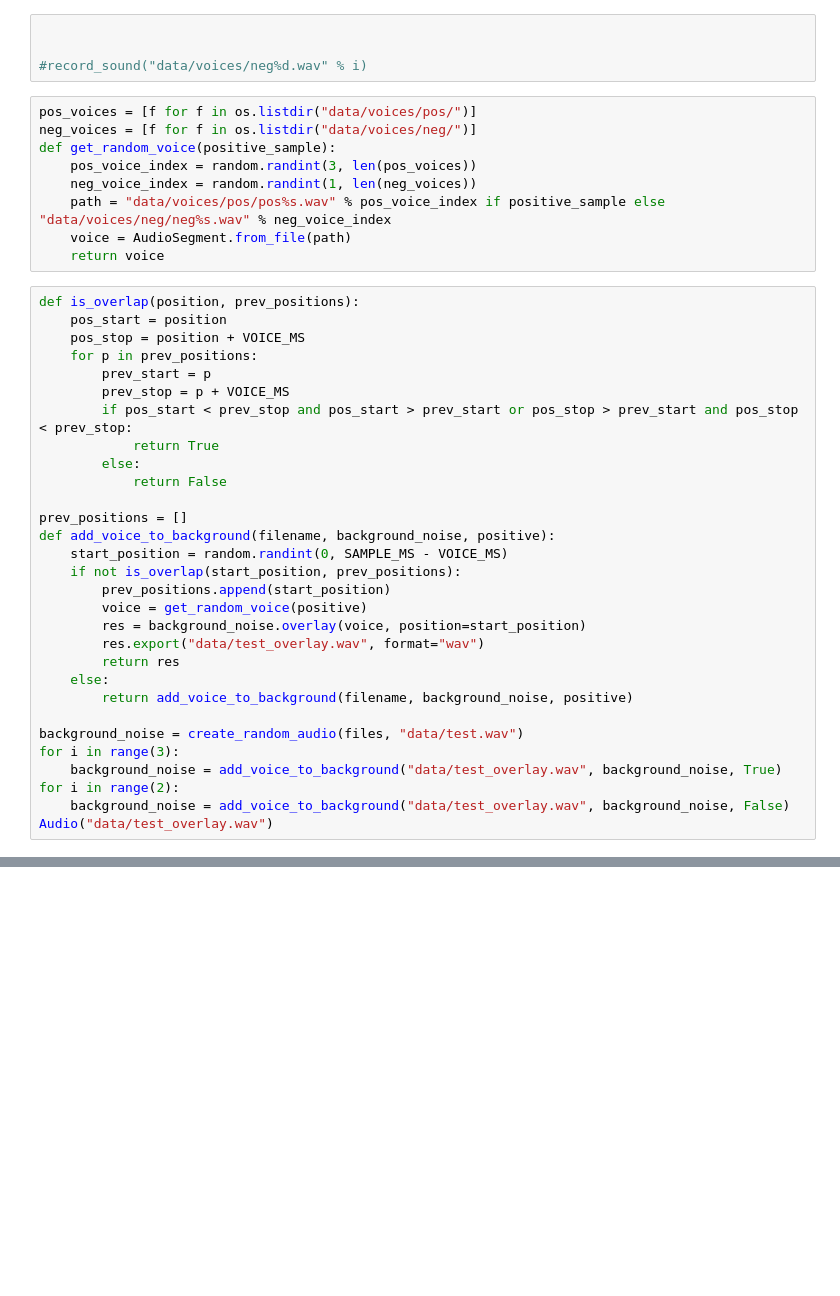
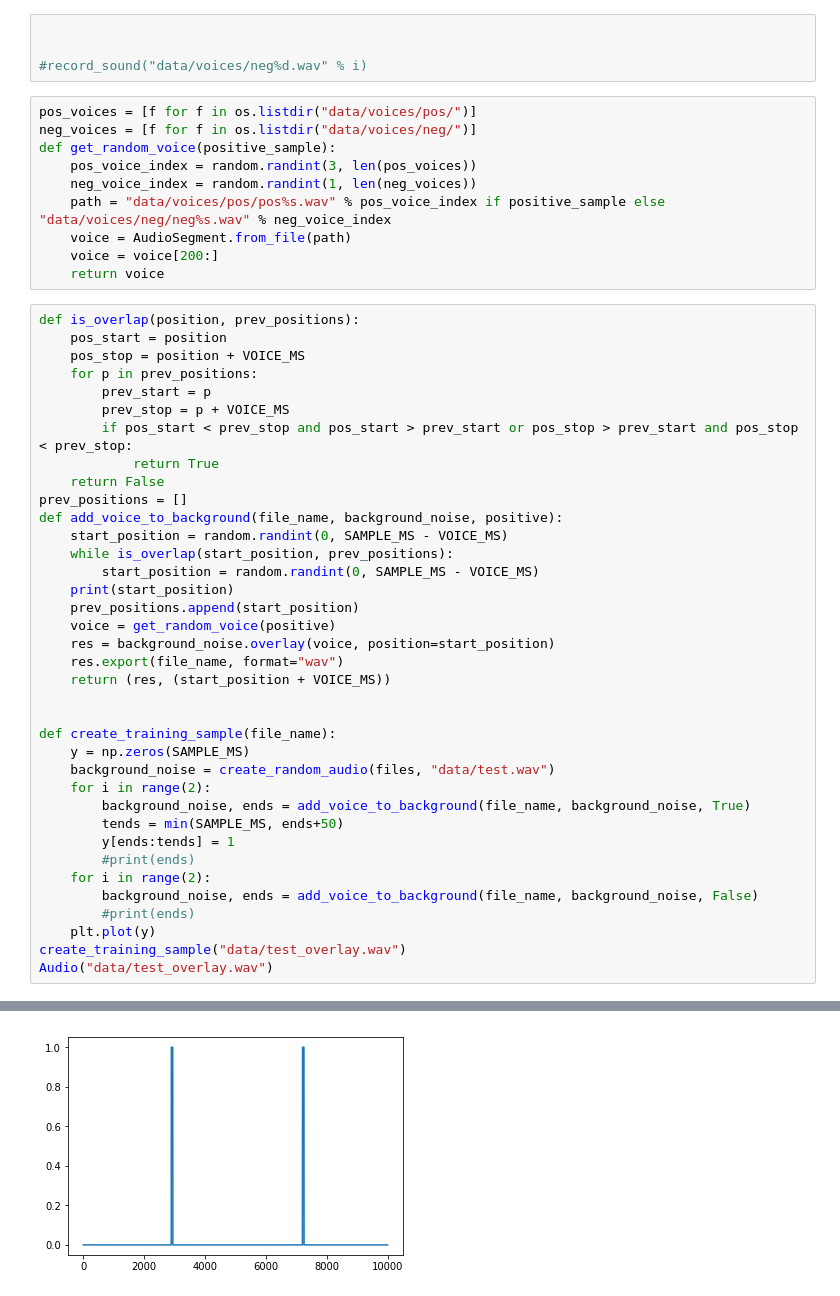
Before and after one commit to stigbosmans/triggerword_detection, a Jupyter notebook: triggerword.ipynb, the cells around one changed output, grey strips where cells are left out. Drawn from its saved outputs; the diff is of its cells as text; blank space fills up the shorter version.

Commit message:
Added changes to training sample generation

```diff
--- a/triggerword.ipynb
+++ b/triggerword.ipynb
@@ -89,6 +93,7 @@ def get_random_voice(positive_sample):
     neg_voice_index = random.randint(1, len(neg_voices))
     path = "data/voices/pos/pos%s.wav" % pos_voice_index if positive_sample else "data/voices/neg/neg%s.wav" % neg_voice_index
     voice = AudioSegment.from_file(path)
+    voice = voice[200:]
     return voice
 # %%
 def is_overlap(position, prev_positions):
@@ -99,25 +104,32 @@ def is_overlap(position, prev_positions):
         prev_stop = p + VOICE_MS
         if pos_start < prev_stop and pos_start > prev_start or pos_stop > prev_start and pos_stop < prev_stop:
             return True
-        else:
-            return False
+    return False
+prev_positions = []
+def add_voice_to_background(file_name, background_noise, positive):
+    start_position = random.randint(0, SAMPLE_MS - VOICE_MS)
+    while is_overlap(start_position, prev_positions):
+        start_position = random.randint(0, SAMPLE_MS - VOICE_MS)
+    print(start_position)
+    prev_positions.append(start_position)
+    voice = get_random_voice(positive)
+    res = background_noise.overlay(voice, position=start_position)
+    res.export(file_name, format="wav")
+    return (res, (start_position + VOICE_MS))
 
-prev_positions = []
-def add_voice_to_background(filename, background_noise, positive):
-    start_position = random.randint(0, SAMPLE_MS - VOICE_MS)
-    if not is_overlap(start_position, prev_positions):
-        prev_positions.append(start_position)
-        voice = get_random_voice(positive)
-        res = background_noise.overlay(voice, position=start_position)
-        res.export("data/test_overlay.wav", format="wav")
-        return res
-    else:
-        return add_voice_to_background(filename, background_noise, positive)
 
-background_noise = create_random_audio(files, "data/test.wav")
-for i in range(3):
-    background_noise = add_voice_to_background("data/test_overlay.wav", background_noise, True)
-for i in range(2):
-    background_noise = add_voice_to_background("data/test_overlay.wav", background_noise, False)
+def create_training_sample(file_name):
+    y = np.zeros(SAMPLE_MS)
+    background_noise = create_random_audio(files, "data/test.wav")
+    for i in range(2):
+        background_noise, ends = add_voice_to_background(file_name, background_noise, True)
+        tends = min(SAMPLE_MS, ends+50)
+        y[ends:tends] = 1
+        #print(ends)
+    for i in range(2):
+        background_noise, ends = add_voice_to_background(file_name, background_noise, False)
+        #print(ends)
+    plt.plot(y)
+create_training_sample("data/test_overlay.wav")
 Audio("data/test_overlay.wav")
 # %% [output]
@@ -124 +140,2 @@ Audio("data/test_overlay.wav")
 [interactive output not drawn]
+[figure, added]
```
Also changed, not shown: parts of 6 cells of this notebook, 1 other file.
